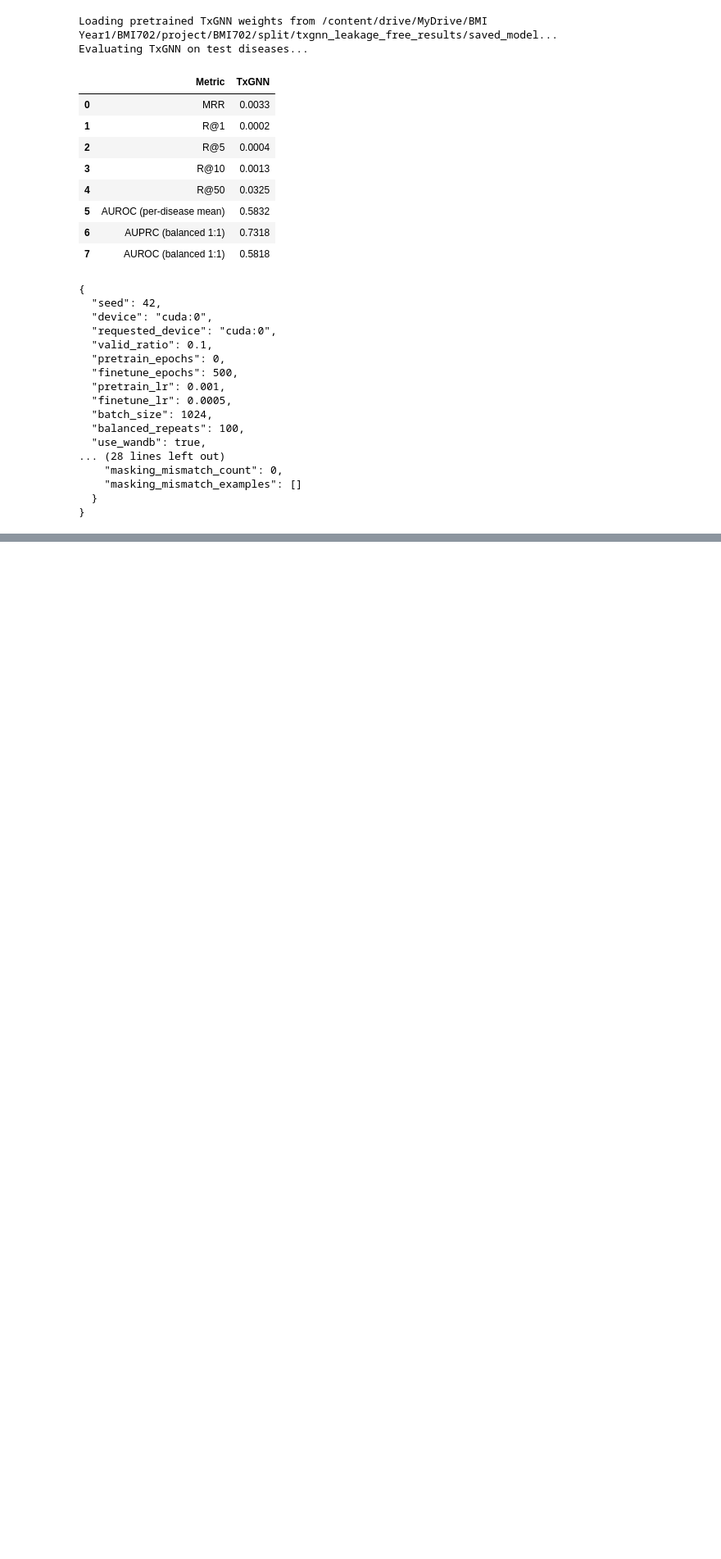
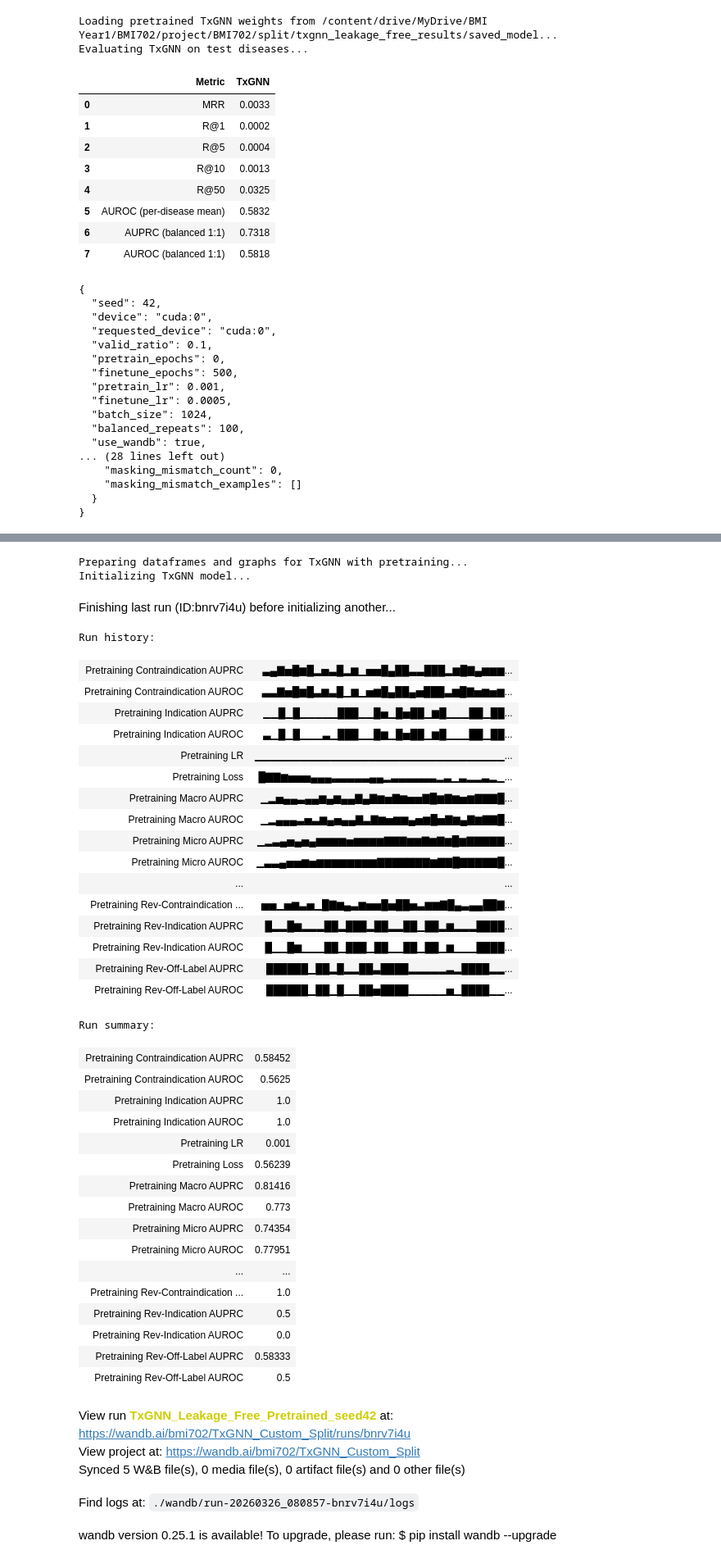
Before and after one commit to susanxu3/BMI702, a Jupyter notebook: TxGNN_Custom_Split_retrain.ipynb, the cells around one changed output, grey strips where cells are left out. Shown at 82% size. Drawn from its saved outputs; the diff is of its cells as text; code cells hidden in the pictures; blank space fills up the shorter version.

Commit message:
txgnn retrain custom split

```diff
--- a/TxGNN_Custom_Split_retrain.ipynb
+++ b/TxGNN_Custom_Split_retrain.ipynb
@@ -259,0 +262,59 @@ per_disease_df.sort_values('MRR', ascending=False).head(20)
+# %%
+import importlib
+import custom_txgnn_pretrained_eval
+importlib.reload(custom_txgnn_pretrained_eval)
+
+summary_df, per_disease_df, metadata = custom_txgnn_pretrained_eval.run_txgnn_pretrained_eval(
+    project_dir=PROJECT_DIR,
+    split_dir=PROJECT_DIR / 'split',
+    output_dir=PROJECT_DIR / 'split' / 'txgnn_leakage_free_pretrained_results',
+    device=RUNTIME_DEVICE,
+    pretrain_epochs=2,
+    finetune_epochs=500,
+    use_wandb=USE_WANDB,
+    wandb_project=WANDB_PROJECT,
+    wandb_run_name='TxGNN_Leakage_Free_Pretrained_seed42',
+)
+# %% [output]
+Preparing dataframes and graphs for TxGNN with pretraining...
+Initializing TxGNN model...
+Finishing last run (ID:bnrv7i4u) before initializing another...
+Run history:
+| Pretraining Contraindication AUPRC | ▃▄▇▅█▆█▂▅▃█▂▆▁▅▅█▄██▃▃███▂▆█▇▄▆▆▆... |
+| Pretraining Contraindication AUROC | ▃▃▇▅█▆█▃▆▃█▁▆▁▅▆█▄██▄▅███▃▆█▇▅▆▅▆... |
+| Pretraining Indication AUPRC | ▁▁█▁█▁▁▁▁▁███▁▁█▅▁█▅██▁▆█▁▁▁██▁██... |
+| Pretraining Indication AUROC | ▃▁█▁█▁▁▁▃▁███▁▁█▆▁█▅██▁▆█▁▁▁██▁██... |
+| Pretraining LR | ▁▁▁▁▁▁▁▁▁▁▁▁▁▁▁▁▁▁▁▁▁▁▁▁▁▁▁▁▁▁▁▁▁... |
+| Pretraining Loss | █▇▇▆▅▅▅▄▄▄▃▃▃▃▃▄▄▂▃▃▃▃▃▃▂▃▁▃▂▂▃▂▁... |
+| Pretraining Macro AUPRC | ▁▂▅▄▄▃▄▄▆▄▆▄▄▇▄▇▆▅▇▆▅▅▇█▆▇▆▅▆▇▇▇█... |
+| Pretraining Macro AUROC | ▁▂▄▄▄▃▅▃▆▄▅▄▄▇▃▇▆▅▆▆▄▅▆█▅▇▆▄▇▆▇▇█... |
+| Pretraining Micro AUPRC | ▁▂▃▄▅▄▅▄▆▆▆▆▅▆▆▆▆▇▇▇▆▆▇▆▇▆█▆▇▇▇▇▇... |
+| Pretraining Micro AUROC | ▁▃▃▄▅▅▆▅▆▆▆▆▆▆▆▆▇▇▇▇▇▇▇▆▇▇█▇▇▇▇▇█... |
+| ... | ... |
+| Pretraining Rev-Contraindication ... | ▅▅▁▅▆▃▅▁█▇▆▄▃▆▅▅█▅██▅▃▆▆▇█▄▃▄▄██▇... |
+| Pretraining Rev-Indication AUPRC | █▂▂█▆▂▂▂██▂███▂██▂▂██▁██▂▆▂▂▂████... |
+| Pretraining Rev-Indication AUROC | █▁▁█▆▁▁▁██▁███▁██▁▁██▁██▁▆▁▁▁████... |
+| Pretraining Rev-Off-Label AUPRC | ██████▁██▂█▂▂██▃████▂▂▂▂▂▃▂████▂▂... |
+| Pretraining Rev-Off-Label AUROC | ██████▁██▁█▁▁██▅████▁▁▁▁▁▅▁████▁▁... |
+Run summary:
+| Pretraining Contraindication AUPRC | 0.58452 |
+| Pretraining Contraindication AUROC | 0.5625 |
+| Pretraining Indication AUPRC | 1.0 |
+| Pretraining Indication AUROC | 1.0 |
+| Pretraining LR | 0.001 |
+| Pretraining Loss | 0.56239 |
+| Pretraining Macro AUPRC | 0.81416 |
+| Pretraining Macro AUROC | 0.773 |
+| Pretraining Micro AUPRC | 0.74354 |
+| Pretraining Micro AUROC | 0.77951 |
+| ... | ... |
+| Pretraining Rev-Contraindication ... | 1.0 |
+| Pretraining Rev-Indication AUPRC | 0.5 |
+| Pretraining Rev-Indication AUROC | 0.0 |
+| Pretraining Rev-Off-Label AUPRC | 0.58333 |
+| Pretraining Rev-Off-Label AUROC | 0.5 |
+View run TxGNN_Leakage_Free_Pretrained_seed42 at: https://wandb.ai/bmi702/TxGNN_Custom_Split/runs/bnrv7i4u
+View project at: https://wandb.ai/bmi702/TxGNN_Custom_Split
+Synced 5 W&B file(s), 0 media file(s), 0 artifact file(s) and 0 other file(s)
+Find logs at: ./wandb/run-20260326_080857-bnrv7i4u/logs
+wandb version 0.25.1 is available! To upgrade, please run: $ pip install wandb --upgrade
```
Also changed, not shown: parts of 4 cells of this notebook.
